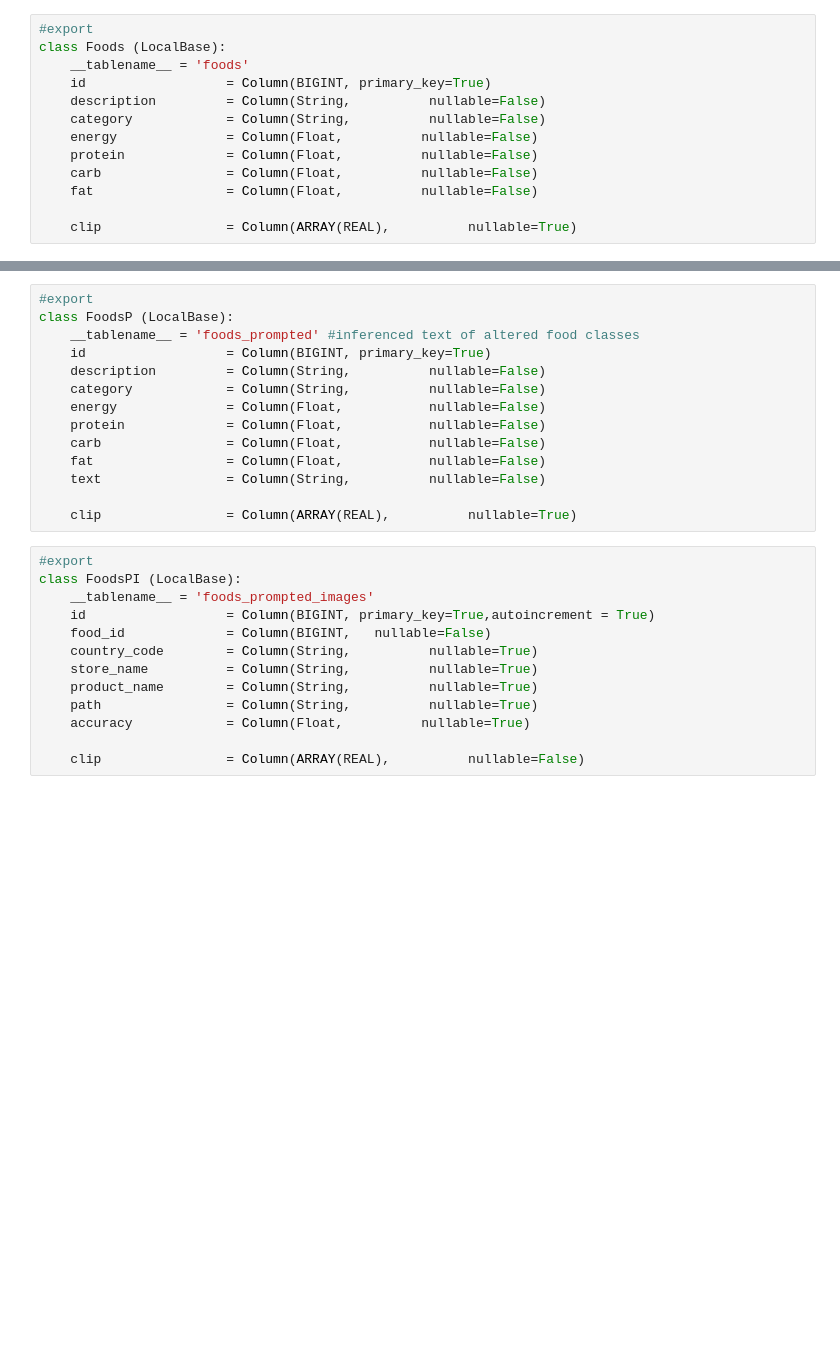
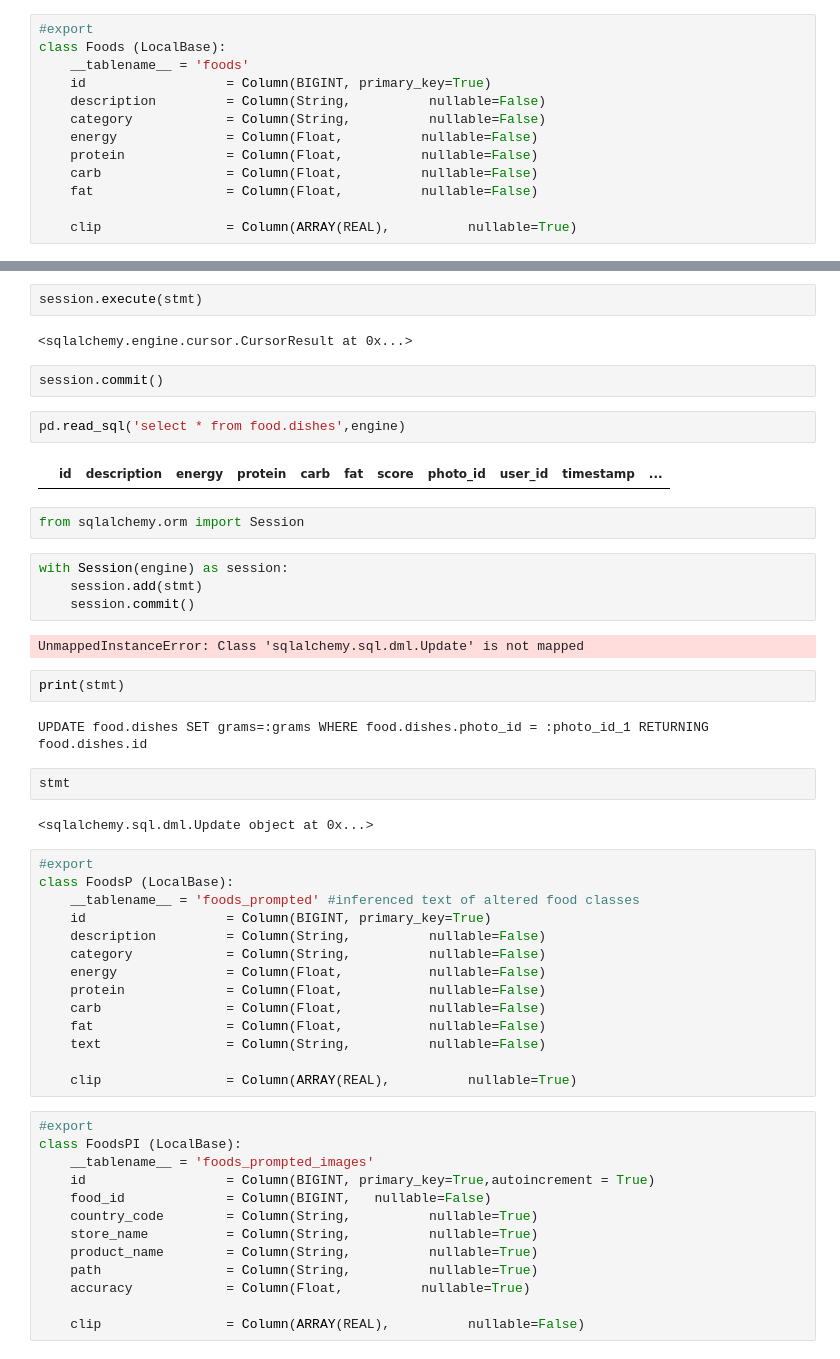
Before and after one commit to DmitriyG228/food, a Jupyter notebook: 00_psql.ipynb, the cells around one changed output, grey strips where cells are left out. Saved outputs shown, nothing was run; the diff lists cells and outputs as text; blank space fills up the shorter version.

```diff
--- a/00_psql.ipynb
+++ b/00_psql.ipynb
@@ -144,3 +227,29 @@ class Foods (LocalBase):
+# %%
+session.execute(stmt)
+# %% [output]
+<sqlalchemy.engine.cursor.CursorResult at 0x...>
+# %%
+session.commit()
+# %%
+pd.read_sql('select * from food.dishes',engine)
+# %% [output]
+|  | id | description | energy | protein | carb | fat | score | photo_id | user_id | timestamp | ... |
+# %%
+from sqlalchemy.orm import Session
+# %%
+with Session(engine) as session:
+    session.add(stmt)
+    session.commit()
+# %% [output]
+UnmappedInstanceError: Class 'sqlalchemy.sql.dml.Update' is not mapped
+# %%
+print(stmt)
+# %% [output]
+UPDATE food.dishes SET grams=:grams WHERE food.dishes.photo_id = :photo_id_1 RETURNING food.dishes.id
+# %%
+stmt
+# %% [output]
+<sqlalchemy.sql.dml.Update object at 0x...>
 # %%
 #export
 class FoodsP (LocalBase):
```
Also changed, not shown: parts of 19 cells of this notebook, 30 other files.
